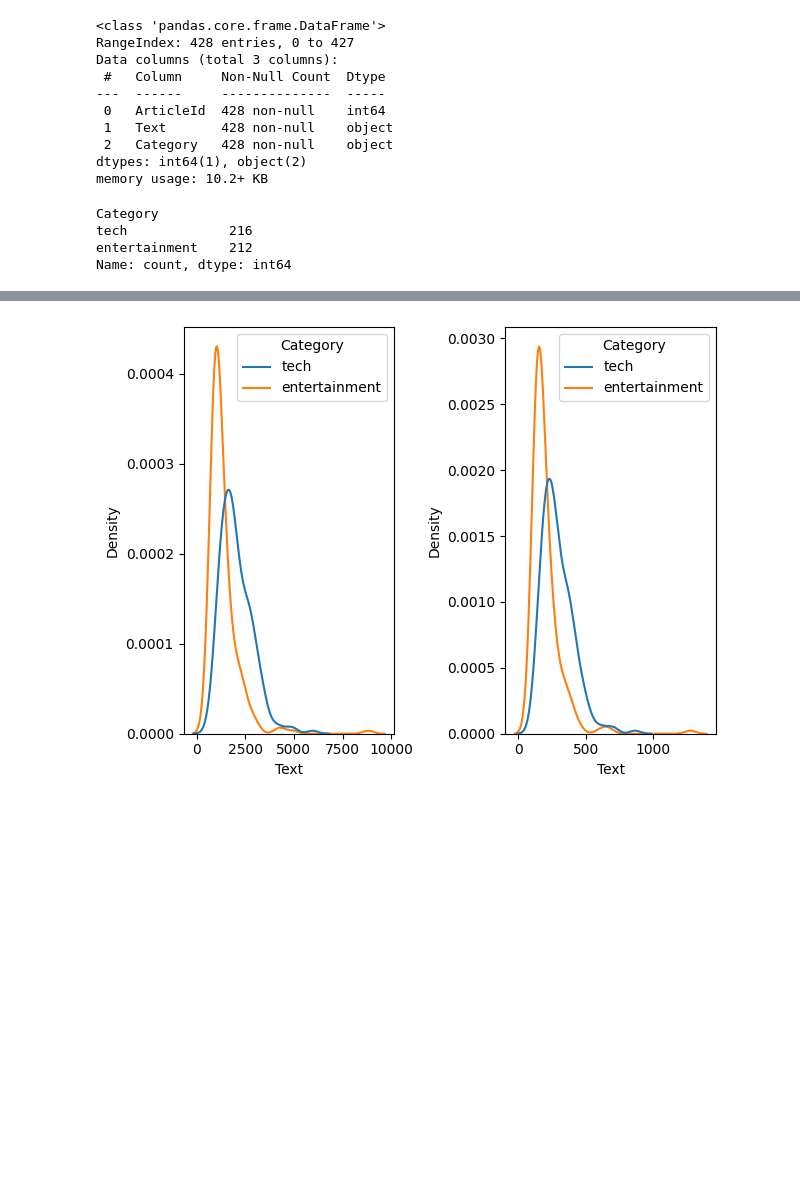
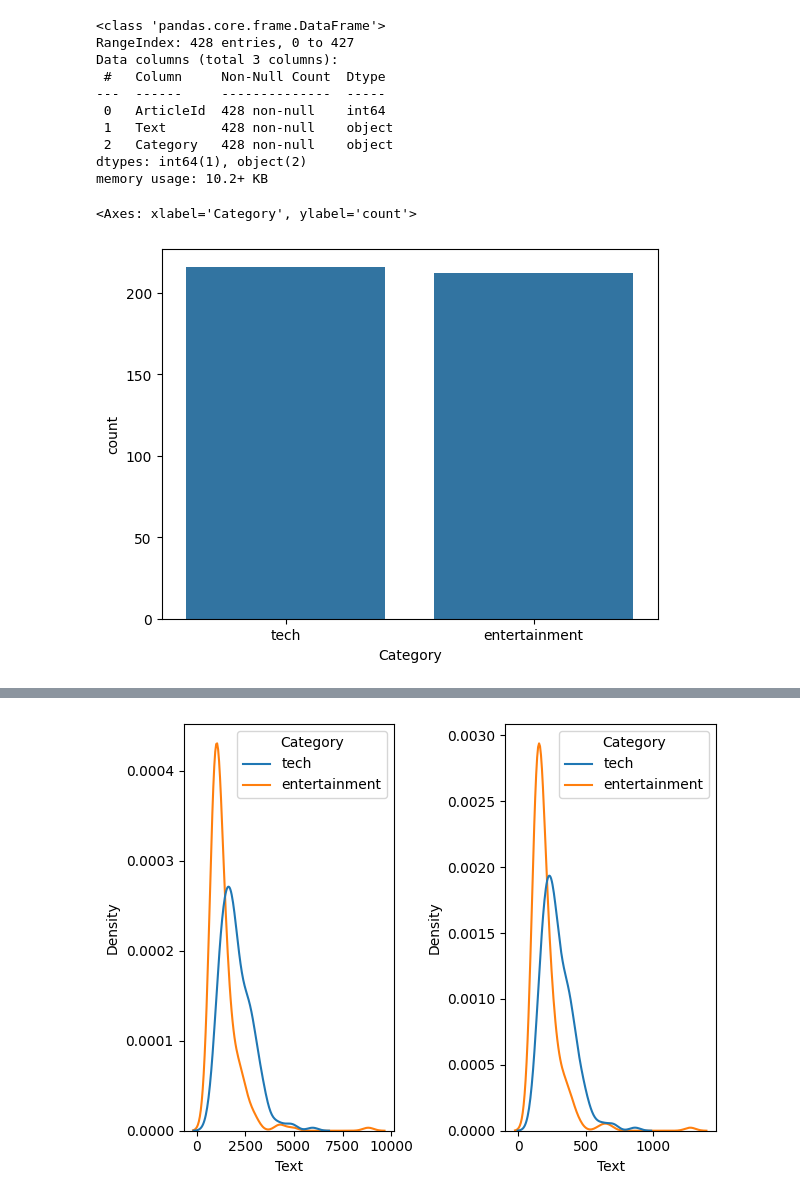
Before and after one commit to csprono/CS361-A3, a Jupyter notebook: task1.ipynb, the cells around one changed output, grey strips where cells are left out. Cells and saved outputs as stored; diff of their text form; code cells hidden in the pictures; blank space fills up the shorter version.

```diff
--- a/task1.ipynb
+++ b/task1.ipynb
@@ -29,9 +29,7 @@ dtypes: int64(1), object(2)
 memory usage: 10.2+ KB
 # %%
 # class distribution
-train['Category'].value_counts()
+sns.barplot(train['Category'].value_counts())
 # %% [output]
-Category
-tech             216
-entertainment    212
-Name: count, dtype: int64
+<Axes: xlabel='Category', ylabel='count'>
+[figure, added]
```
Also changed, not shown: parts of 1 cell of this notebook, 1 other file.
